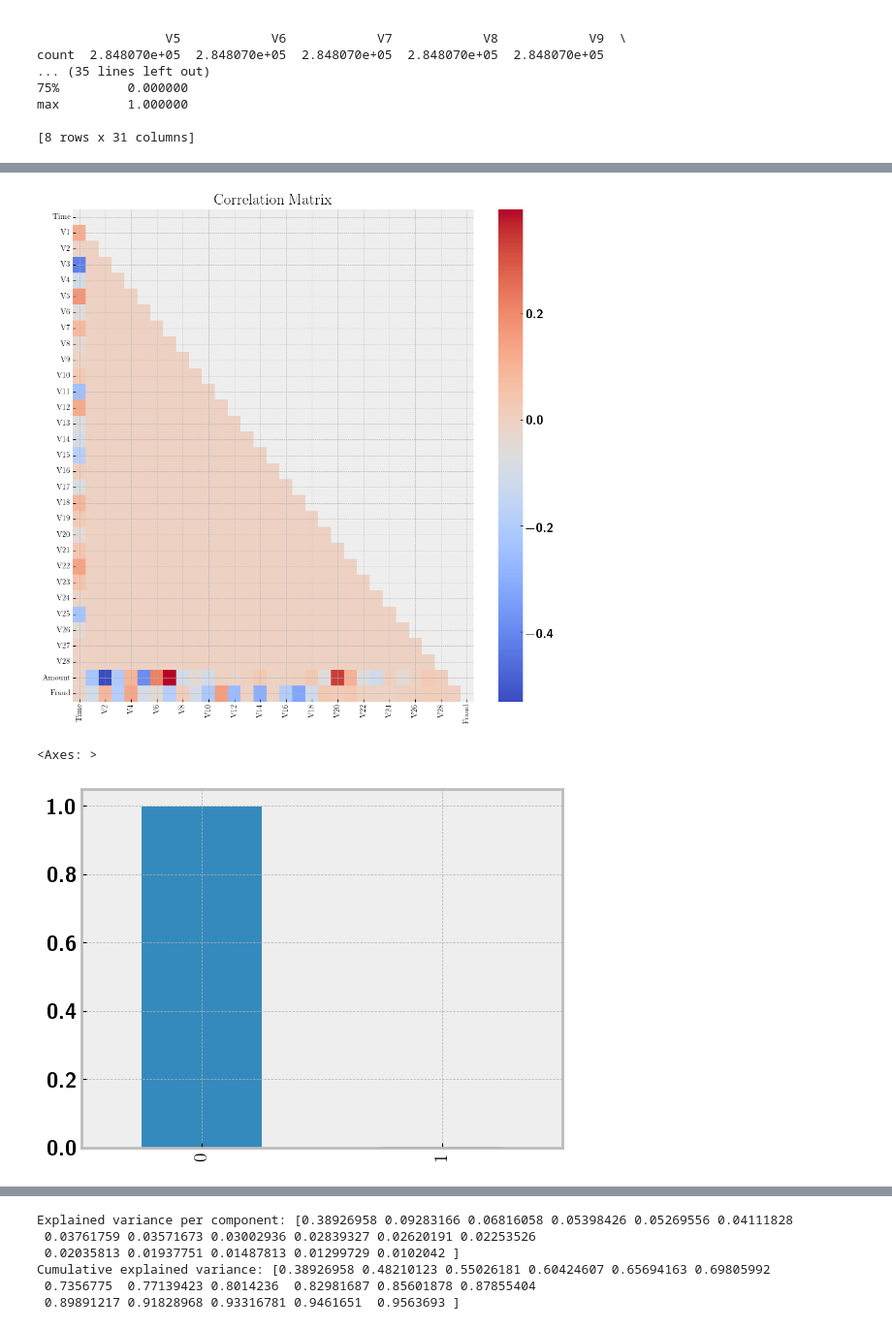
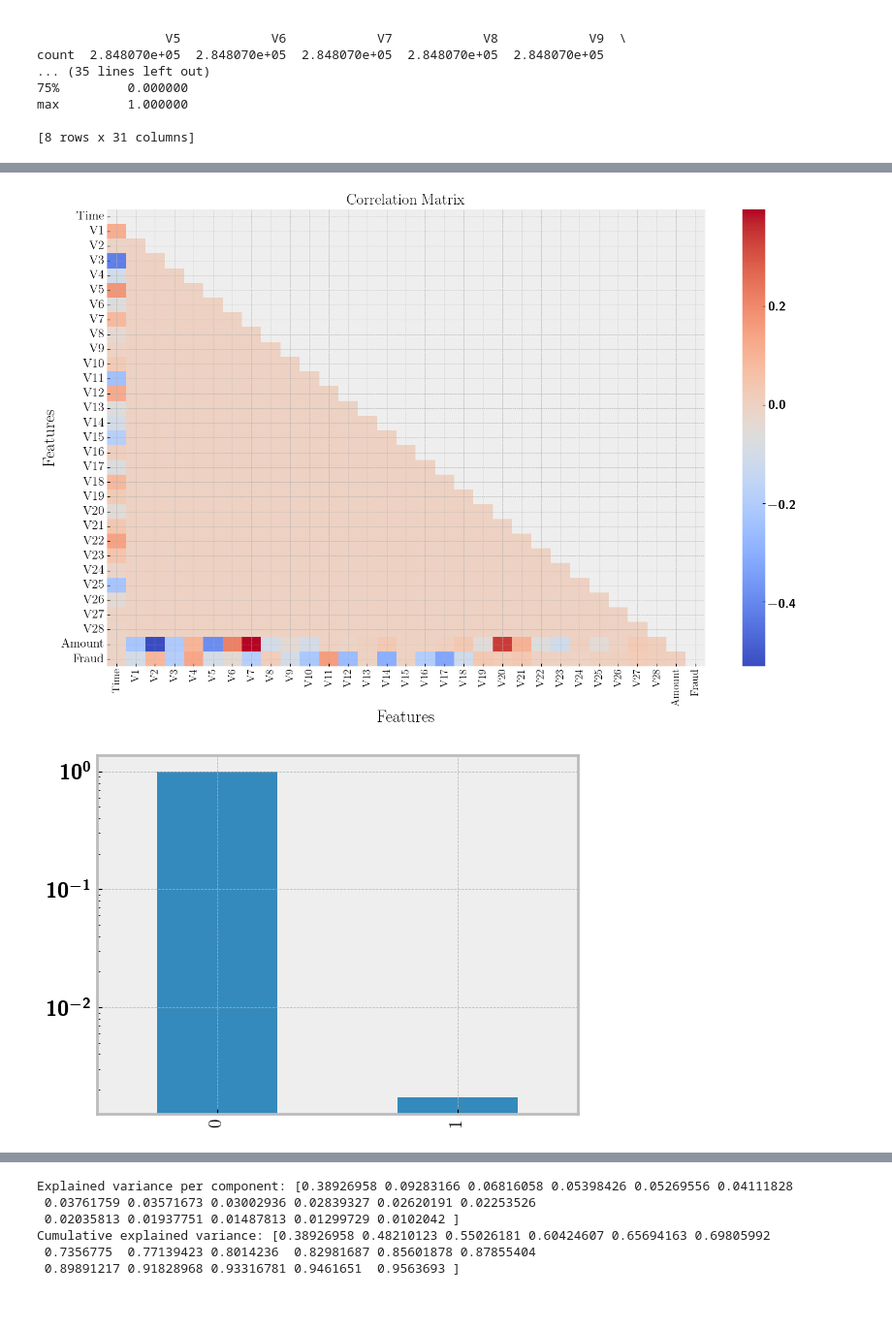
Before and after one commit to evanfrang/fraud_detection, a Jupyter notebook: fraud_eda.ipynb, the cells around one changed output, grey strips where cells are left out. Shown at 97% size. Saved outputs shown, nothing was run; the diff lists cells and outputs as text; code cells hidden in the pictures.

```diff
--- a/fraud_eda.ipynb
+++ b/fraud_eda.ipynb
@@ -110,18 +110,22 @@ plt.savefig('images/mutual_info_before.jpg')
 # %%
 mask = np.triu(np.ones_like(corr_mat, dtype=bool))
-plt.figure(figsize=(10, 10))
+plt.figure(figsize=(15, 10))
 ax = sns.heatmap(corr_mat,
                  annot=False, cmap="coolwarm",
                  fmt=".2f", mask=mask, annot_kws={'size':10})
 plt.title("Correlation Matrix")
-plt.xticks(fontsize=10)
-plt.yticks(fontsize=10)
+#plt.xticks(fontsize=10)
+#plt.yticks(fontsize=10)
+plt.xlabel('Features')
+plt.ylabel('Features')
 plt.tight_layout()
 plt.savefig("images/corr_before.jpg")
 # %% [output]
-[figure, old version]
+[figure, new version]
 # %%
+plt.figure()
 df['Fraud'].value_counts(normalize=True).plot(kind='bar')
+plt.yscale('log')
+plt.show()
 # %% [output]
-<Axes: >
-[figure, old version]
+[figure, new version]
```
Also changed, not shown: parts of 3 cells of this notebook, 6 other files.
